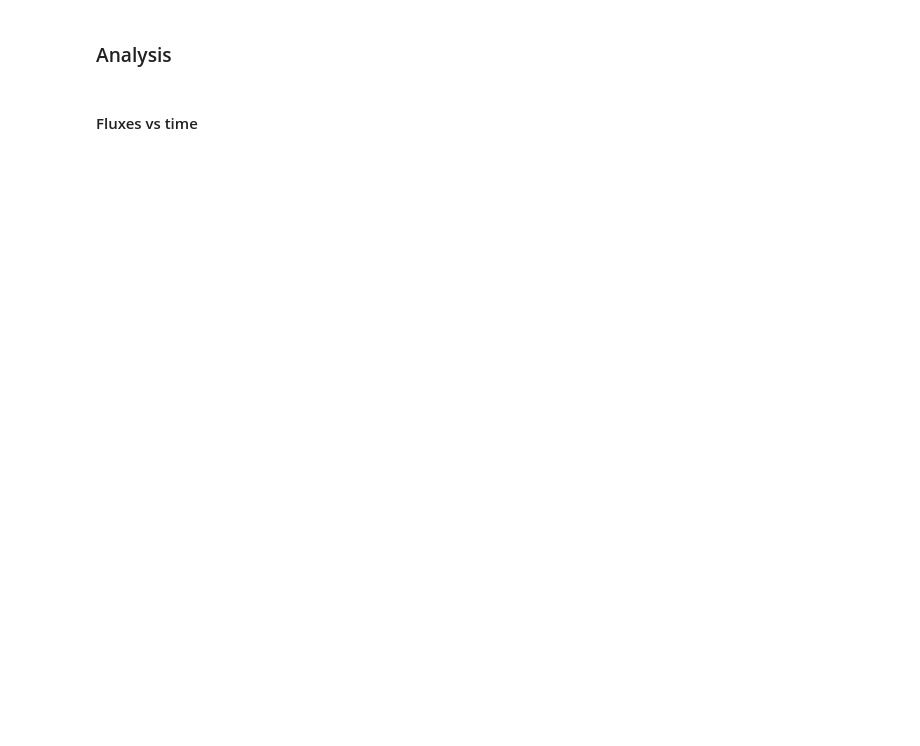
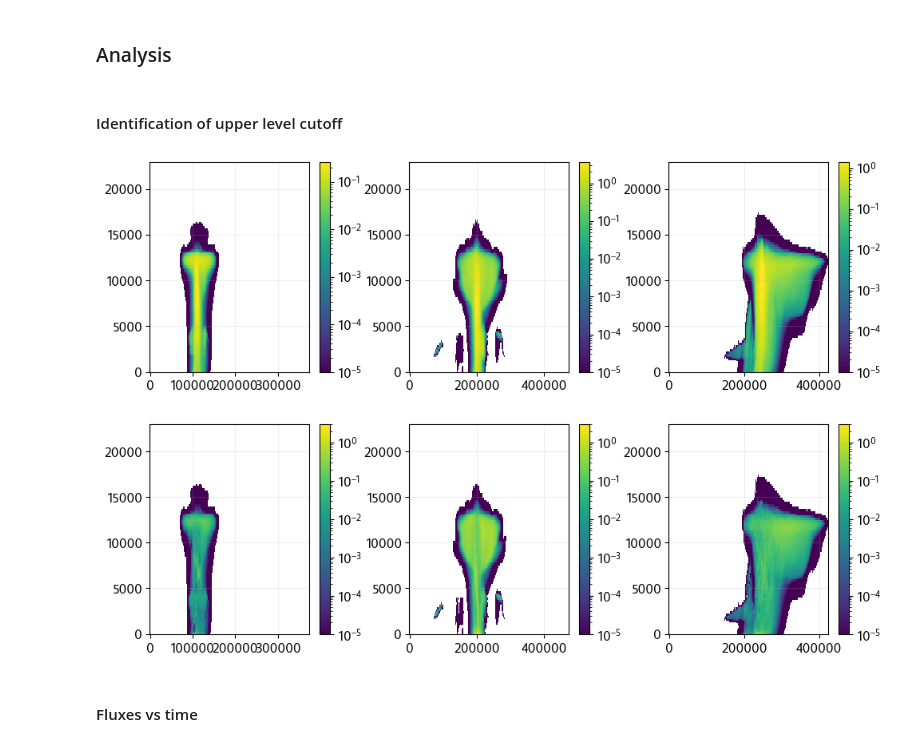
Before and after one commit to cmdavis4/tracer_paper, a Jupyter notebook: analysis-tracerpaper copy.ipynb, the cells around one changed output. Saved outputs shown, nothing was run; the diff lists cells and outputs as text; code cells hidden in the pictures; blank space fills up the shorter version.

```diff
--- a/analysis-tracerpaper copy.ipynb
+++ b/analysis-tracerpaper copy.ipynb
@@ -4000,5 +4069,47 @@ See also https://docs.dask.org/en/stable/best-practices.html#load-data-with-dask
 # %% [markdown]
 ### Analysis
+# %% [markdown]
+#### Identification of upper level cutoff
+# %%
+height_cutoff_times = {"ic_wk": 100, "sl_wk": 180, "sc_wk": 180}
+
+cm.plotting.start_figure("upper_level_height_cutoff")
+
+
+fig, axs = plt.subplots(ncols=3, figsize=(10, 3))
+for storm_ix, (storm, storm_ds) in enumerate(storm_dss.items()):
+    # Limit to the right time
+    storm_ds = storm_ds.sel(
+        {"time": blt.minutes_to_simulation_time(height_cutoff_times[storm])}, drop=True
+    )
+    # Look at condensate
+    ax = axs[storm_ix]
+    pc = ax.pcolormesh(
+        storm_ds["x"],
+        storm_ds["z"],
+        storm_ds["R_condensate"].sum("y").values,
+        norm=colors.LogNorm(vmin=1e-5),
+    )
+    fig.colorbar(pc, ax=ax)
+
+fig, axs = plt.subplots(ncols=3, figsize=(10, 3))
+for storm_ix, (storm, storm_ds) in enumerate(storm_dss.items()):
+    storm_ds = storm_ds.sel(
+        {"time": blt.minutes_to_simulation_time(height_cutoff_times[storm])}, drop=True
+    )
+    # Look at condensate without strong vertical motion
+    storm_ds = storm_ds.where((storm_ds["WC"] < 0.5) & (storm_ds["WC"] > -0.5))
+    ax = axs[storm_ix]
+    pc = ax.pcolormesh(
+        storm_ds["x"],
+        storm_ds["z"],
+        storm_ds["R_condensate"].sum("y").values,
+        norm=colors.LogNorm(vmin=1e-5, vmax=3),
+    )
+    fig.colorbar(pc, ax=ax)
+# %% [output]
+[figure, added]
+[figure, added]
 # %% [markdown]
 #### Fluxes vs time
 # %%
```
Also changed, not shown: parts of 17 cells of this notebook, 3 other files.
